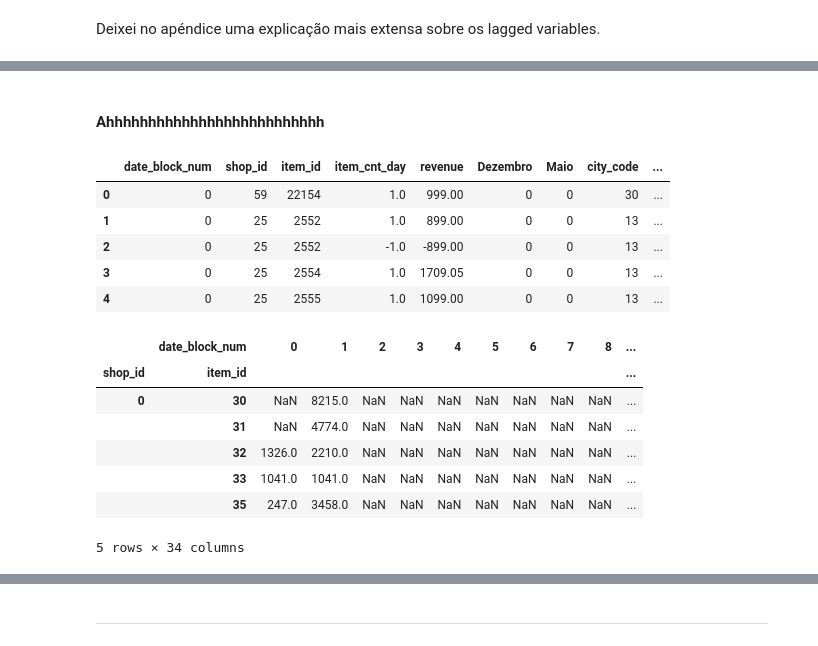
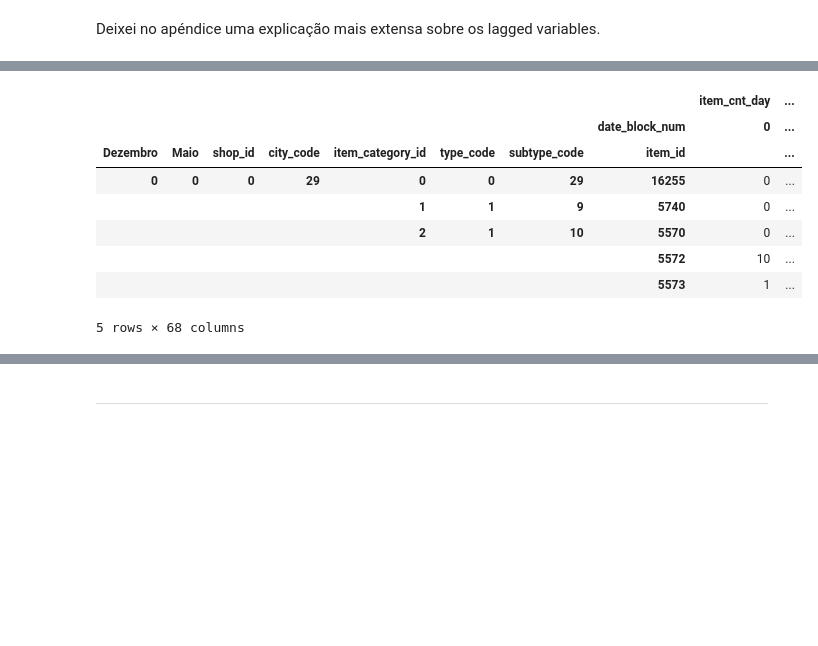
Before and after one commit to RGivisiez/Adv_ML, a Jupyter notebook: 2. Criando as features.ipynb, the cells around one changed output, grey strips where cells are left out. Saved outputs shown, nothing was run; the diff lists cells and outputs as text; code cells hidden in the pictures; blank space fills up the shorter version.

```diff
--- a/2. Criando as features.ipynb
+++ b/2. Criando as features.ipynb
@@ -211,0 +230,7 @@ train[train.date_block_num == 5].head()
+# %%
+aux = train[col].groupby(group_index).mean().reset_index()
+aux.rename(columns={'item_cnt_day':'item_cnt-(mean_shop)',
+                    'revenue':'revenue-(mean_shop)', 'item_price':'item_price-(mean_shop)'}, inplace=True)
+train = pd.merge(train, aux, on=group_index, how='inner')
+
+train.head()
@@ -211,0 +244,12 @@ train[train.date_block_num == 5].head()
+# %%
+col = ['date_block_num', 'item_price', 'item_cnt_day', 'revenue', 'item_id']
+group_index = ['date_block_num', 'item_id']
+# %%
+aux = train[col].groupby(group_index).mean()
+
+aux.rename(columns={'item_cnt_day':'item_cnt-(mean_item)',
+                    'revenue':'revenue-(mean_item)', 'item_price':'item_price-(mean_item)'}, inplace=True)
+
+train = pd.merge(train, aux, left_on=group_index, right_index=True, how='inner')
+
+train.head()
@@ -270,25 +317,21 @@ df_clean = pd.merge(train, shops, on=['shop_id'], how='left')
 df_clean = pd.merge(df_clean, items, on=['item_id'], how='left')
 df_clean = pd.merge(df_clean, items_cat, on=['item_category_id'], how='left')
 df_clean.drop('item_price', axis=1, inplace=True)
-# %% [markdown]
-#### Ahhhhhhhhhhhhhhhhhhhhhhhhhh
-# %%
-df_clean.head()
-# %% [output]
-|  | date_block_num | shop_id | item_id | item_cnt_day | revenue | Dezembro | Maio | city_code | ... |
-| 0 | 0 | 59 | 22154 | 1.0 | 999.00 | 0 | 0 | 30 | ... |
-| 1 | 0 | 25 | 2552 | 1.0 | 899.00 | 0 | 0 | 13 | ... |
-| 2 | 0 | 25 | 2552 | -1.0 | -899.00 | 0 | 0 | 13 | ... |
-| 3 | 0 | 25 | 2554 | 1.0 | 1709.05 | 0 | 0 | 13 | ... |
-| 4 | 0 | 25 | 2555 | 1.0 | 1099.00 | 0 | 0 | 13 | ... |
+# %%
+col = ['Dezembro', 'Maio',
+            'shop_id', 'city_code',
+            'item_category_id', 'type_code',
+            'subtype_code', 'item_id']
 # %%
-a.pivot_table(index=['shop_id', 'item_id'], columns=['date_block_num'], values=['item_cnt_day','revenue'], aggfunc='sum').head()
+df_month = df_clean.pivot_table(index=col, columns=['date_block_num'], values=['item_cnt_day', 'revenue'], aggfunc='sum', fill_value=0)
+df_month.head()
 # %% [output]
-|  | date_block_num | 0 | 1 | 2 | 3 | 4 | 5 | 6 | 7 | 8 | ... |
-| shop_id | item_id |  |  |  |  |  |  |  |  |  | ... |
-| 0 | 30 | NaN | 8215.0 | NaN | NaN | NaN | NaN | NaN | NaN | NaN | ... |
-|  | 31 | NaN | 4774.0 | NaN | NaN | NaN | NaN | NaN | NaN | NaN | ... |
-|  | 32 | 1326.0 | 2210.0 | NaN | NaN | NaN | NaN | NaN | NaN | NaN | ... |
-|  | 33 | 1041.0 | 1041.0 | NaN | NaN | NaN | NaN | NaN | NaN | NaN | ... |
-|  | 35 | 247.0 | 3458.0 | NaN | NaN | NaN | NaN | NaN | NaN | NaN | ... |
+|  |  |  |  |  |  |  |  | item_cnt_day | ... |
+|  |  |  |  |  |  |  | date_block_num | 0 | ... |
+| Dezembro | Maio | shop_id | city_code | item_category_id | type_code | subtype_code | item_id |  | ... |
+| 0 | 0 | 0 | 29 | 0 | 0 | 29 | 16255 | 0 | ... |
+|  |  |  |  | 1 | 1 | 9 | 5740 | 0 | ... |
+|  |  |  |  | 2 | 1 | 10 | 5570 | 0 | ... |
+|  |  |  |  |  |  |  | 5572 | 10 | ... |
+|  |  |  |  |  |  |  | 5573 | 1 | ... |
-5 rows × 34 columns
+5 rows × 68 columns
```
Also changed, not shown: parts of 38 cells of this notebook.
